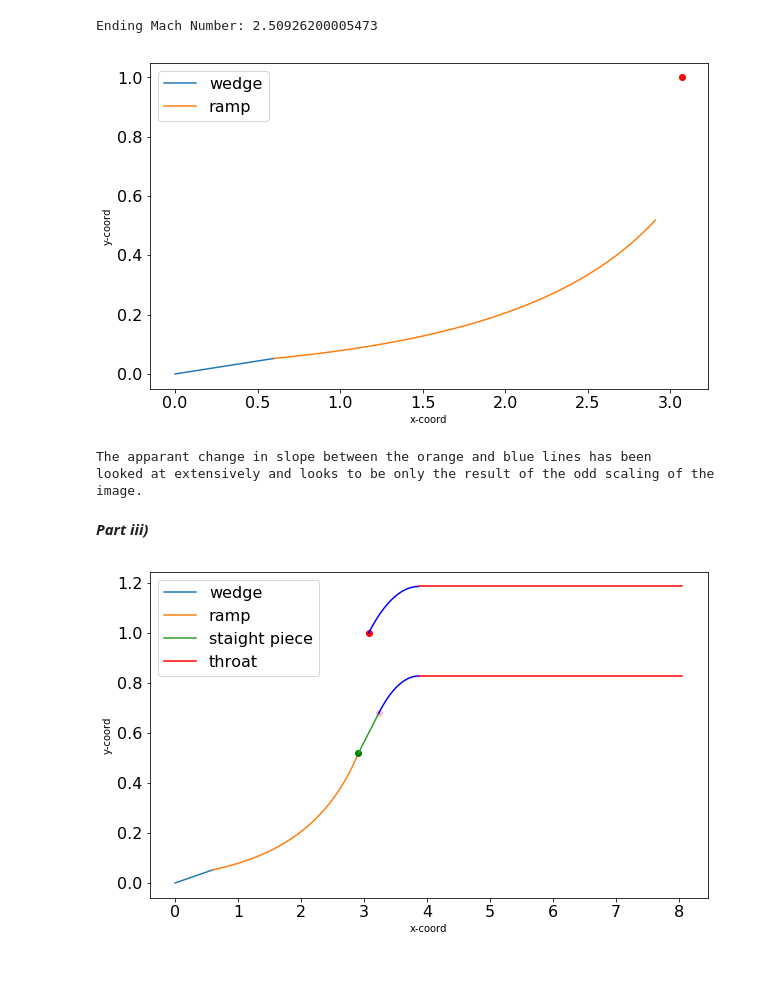
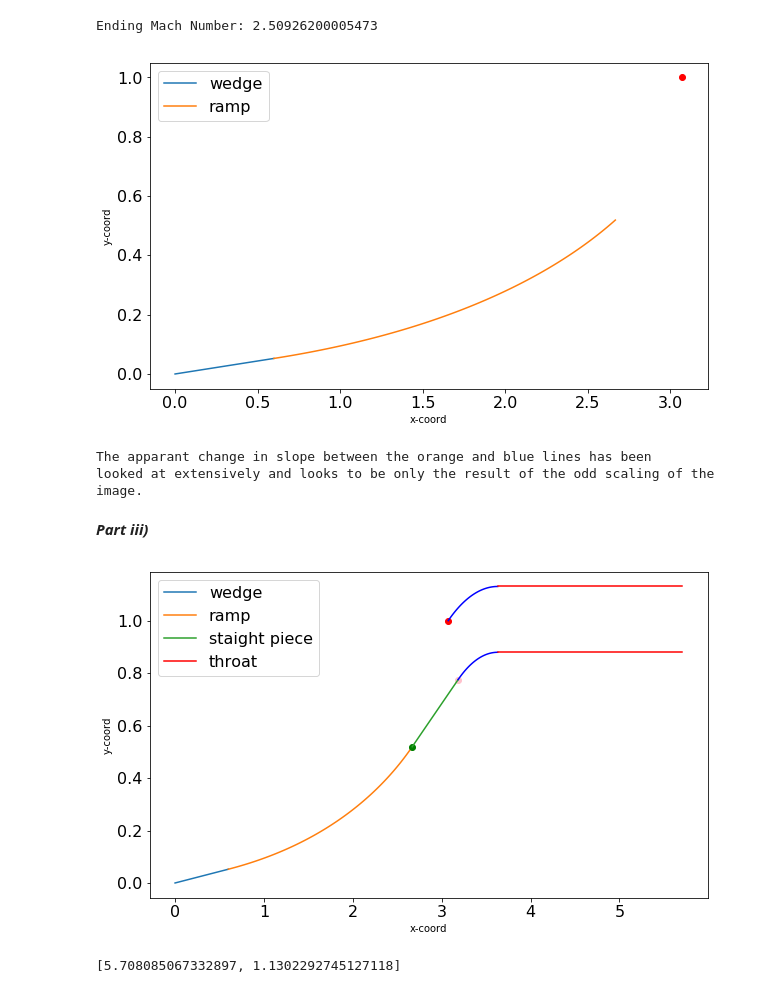
Before and after one commit to BananaBonanza/AAE537, a Jupyter notebook: butlerAAE537Hw2.ipynb, the cells around one changed output. Drawn from its saved outputs; the diff is of its cells as text; code cells hidden in the pictures.

```diff
--- a/butlerAAE537Hw2.ipynb
+++ b/butlerAAE537Hw2.ipynb
@@ -144,7 +146,7 @@ def xyCoordFunction(M):
     theta = rampAngle + nuOb - nu
     h = (hHat*np.sin(theta+mu))/(np.cos((np.pi/2)-mu))
     delX = (h/np.tan(mu+theta+nuOb-nu))
-    x = cowlLip[0] - (h/np.tan(mu+theta+nuOb-nu))
+    x = cowlLip[0] - (h/np.tan(mu+theta))
     y = 1 - h
     xy = [x,y]
     return(xy)
@@ -196,7 +198,7 @@ plt.close()
 print("The apparant change in slope between the orange and blue lines has been")
 print("looked at extensively and looks to be only the result of the odd scaling of the image.")
 # %% [output]
-[figure, old version]
+[figure, new version]
 The apparant change in slope between the orange and blue lines has been
 looked at extensively and looks to be only the result of the odd scaling of the image.
 # %% [markdown]
@@ -247,38 +249,41 @@ outCircX = (5*normDuct[2])*np.cos(arcAng) + circCent[0]
 outCircY = (5*normDuct[2])*np.sin(arcAng) + circCent[1]
 
 ## Throat section ##
-throatLength = normDuct[2] * 10 * ((machInitials[1]-1)/2.2)**0.5
+throatLength = normDuct[2] * 10 * ((mLin[-1]-1)/2.2)**0.5
 endThroatInner = [circX[-1] + throatLength,
                 circY[-1]]
 endThroatOuter = [outCircX[-1] + throatLength,
                  outCircY[-1]]
 
 #GRAPHING TIME
 
 plt.figure(figsize=(10,6))
 plt.rc('xtick', labelsize=16)
 plt.rc('ytick', labelsize=16)
 #
 plt.plot([0,xyCoord[0][0]], [0,xyCoord[0][1]], '-', label="wedge")
 plt.plot([item[0] for item in xyCoord], [jtem[1] for jtem in xyCoord], '-', label='ramp')
 plt.plot(xyCoord[-1][0],xyCoord[-1][1],'ro', color = 'green')
 plt.plot(cowlLip[0],cowlLip[1],'ro')
 plt.plot(normDuct[0],normDuct[1],'ro', color = 'pink')
 plt.plot([xyCoord[-1][0],normDuct[0]],[xyCoord[-1][1],normDuct[1]],'-', label="staight piece")
 plt.plot(circX,circY,'-',color='blue')
 plt.plot(outCircX,outCircY,'-',color='blue')
 plt.plot([circX[-1],endThroatInner[0]],[circY[-1],endThroatInner[1]],'-', color='red', label="throat" )
 plt.plot([outCircX[-1],endThroatOuter[0]],[outCircY[-1],endThroatOuter[1]],'-', color='red' )
 
 #plt.title('Mach number to altitude', fontsize=16)
 
 #plt.xlim(.5,1)
 #plt.ylim(0,.5)
 plt.xlabel('x-coord')
 plt.ylabel('y-coord')
 plt.legend(loc=2, fontsize=16)
 
 plt.show()
 plt.close()
+
+print(endThroatOuter)
 # %% [output]
-[figure, old version]
+[figure, new version]
+[5.708085067332897, 1.1302292745127118]
```
Also changed, not shown: parts of 6 cells of this notebook.
